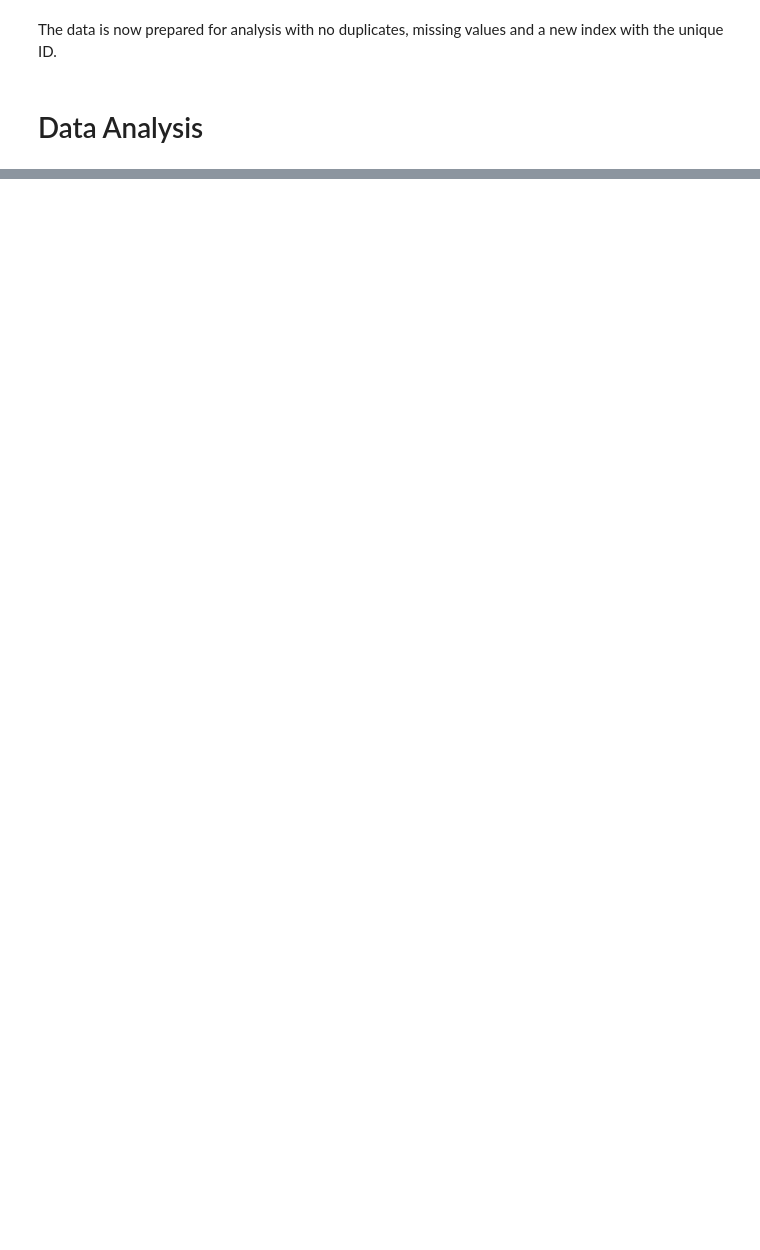
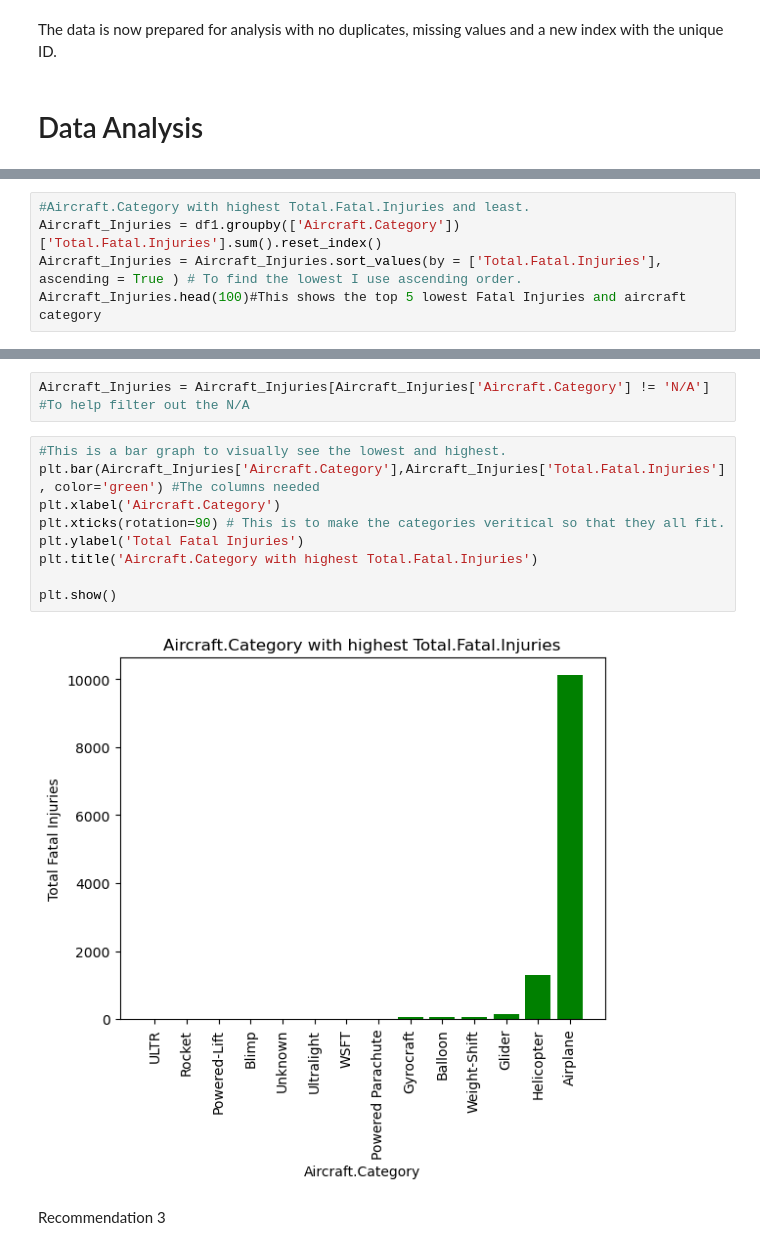
Before and after one commit to Tintin-dataObsessed/Aviation_Accident_Project, a Jupyter notebook: Airplane_Analysis.ipynb, the cells around one changed output, grey strips where cells are left out. Cells and saved outputs as stored; diff of their text form; blank space fills up the shorter version.

```diff
--- a/Airplane_Analysis.ipynb
+++ b/Airplane_Analysis.ipynb
@@ -421,0 +530,5 @@ df1
+# %%
+#Aircraft.Category with highest Total.Fatal.Injuries and least.
+Aircraft_Injuries = df1.groupby(['Aircraft.Category'])['Total.Fatal.Injuries'].sum().reset_index()
+Aircraft_Injuries = Aircraft_Injuries.sort_values(by = ['Total.Fatal.Injuries'], ascending = True ) # To find the lowest I use ascending order.
+Aircraft_Injuries.head(100)#This shows the top 5 lowest Fatal Injuries and aircraft category
@@ -421,0 +552,15 @@ df1
+# %%
+Aircraft_Injuries = Aircraft_Injuries[Aircraft_Injuries['Aircraft.Category'] != 'N/A'] #To help filter out the N/A
+# %%
+#This is a bar graph to visually see the lowest and highest.
+plt.bar(Aircraft_Injuries['Aircraft.Category'],Aircraft_Injuries['Total.Fatal.Injuries'], color='green') #The columns needed
+plt.xlabel('Aircraft.Category')
+plt.xticks(rotation=90) # This is to make the categories veritical so that they all fit.
+plt.ylabel('Total Fatal Injuries')
+plt.title('Aircraft.Category with highest Total.Fatal.Injuries')
+
+plt.show()
+# %% [output]
+[figure, added]
+# %% [markdown]
+Recommendation 3
```
Also changed, not shown: parts of 44 cells of this notebook.
